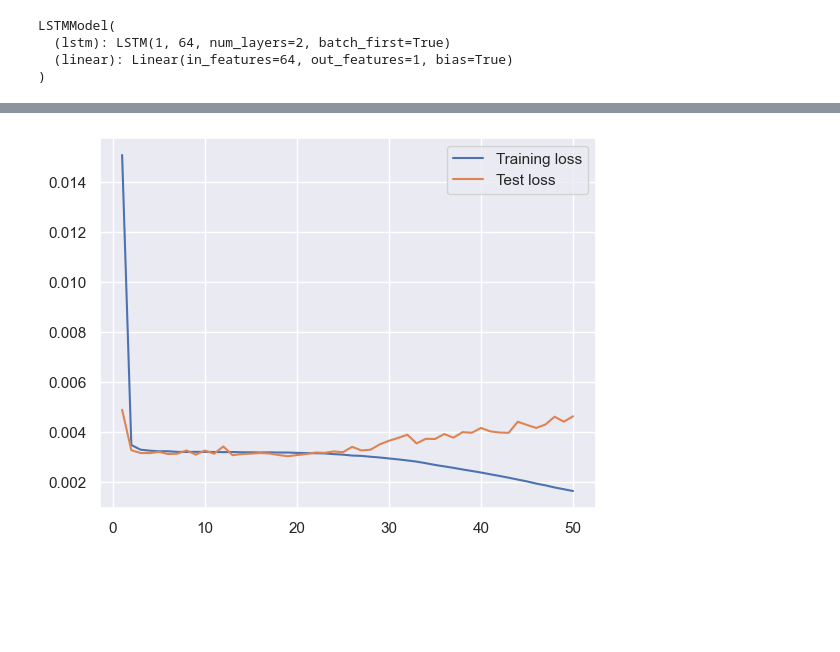
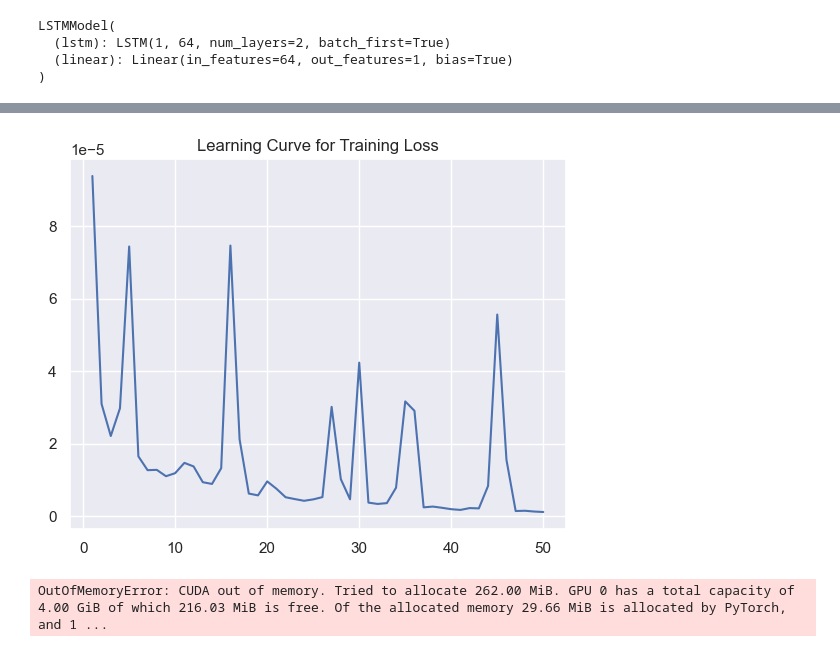
Before and after one commit to Yiwen-YY/ELEC0088_SNS, a Jupyter notebook: data_training.ipynb, the cells around one changed output, grey strips where cells are left out. Cells and saved outputs as stored; diff of their text form; code cells hidden in the pictures; blank space fills up the shorter version.

```diff
--- a/data_training.ipynb
+++ b/data_training.ipynb
@@ -26,10 +16,7 @@ tavg_test.shape
 # %%
 scaler = MinMaxScaler(feature_range=(0,1))
-# scaling dataset
-scaled_train = scaler.fit_transform(tavg_train)
+# Scaling dataset
+scaled_train = scaler.fit_transform(tmax_train)
 
 print(scaled_train[:5])
-# Normalizing values between 0 and 1
-scaled_test = scaler.fit_transform(tavg_test)
-print(*scaled_test[:5]) #prints the first 5 rows of scaled_test
 # %% [output]
@@ -42,10 +28,11 @@ print(*scaled_test[:5]) #prints the first 5 rows of scaled_test
 # %%
 # Create sequences and labels for training data
-sequence_length = 50  # Number of time steps to look back
+# Number of time steps to look back
+sequence_length = 50
 X_train, y_train = [], []
 for i in range(len(scaled_train) - sequence_length):
     X_train.append(scaled_train[i:i+sequence_length])
-    y_train.append(scaled_train[i+1:i+sequence_length+1])
+    y_train.append(scaled_train[i:i+sequence_length])
 X_train, y_train = np.array(X_train), np.array(y_train)
 
 # Convert data to PyTorch tensors
@@ -107,18 +79,14 @@ LSTMModel(
   (linear): Linear(in_features=64, out_features=1, bias=True)
 )
 # %%
-batch_size = 16
+batch_size = 4
 # Create DataLoader for batch training
 train_dataset = torch.utils.data.TensorDataset(X_train, y_train)
 train_loader = torch.utils.data.DataLoader(train_dataset, batch_size=batch_size, shuffle=True)
-
-# Create DataLoader for batch training
-tavg_testset = torch.utils.data.TensorDataset(X_test, y_test)
-test_loader = torch.utils.data.DataLoader(tavg_testset, batch_size=batch_size, shuffle=False)
 # %%
+torch.cuda.empty_cache()
 num_epochs = 50
 train_hist =[]
-test_hist =[]
 # Training loop
 for epoch in range(num_epochs):
     total_loss = 0.0
@@ -140,21 +108,6 @@ for epoch in range(num_epochs):
     average_loss = total_loss / len(train_loader)
     train_hist.append(average_loss)
 
-    # Validation on test data
-    model.eval()
-    with torch.no_grad():
-        total_test_loss = 0.0
-
-        for batch_X_test, batch_y_test in test_loader:
-            batch_X_test, batch_y_test = batch_X_test.to(device), batch_y_test.to(device)
-            predictions_test = model(batch_X_test)
-            test_loss = loss_fn(predictions_test, batch_y_test)
-
-            total_test_loss += test_loss.item()
-
-        # Calculate average test loss and accuracy
-        average_test_loss = total_test_loss / len(test_loader)
-        test_hist.append(average_test_loss)
     if (epoch+1)%10==0:
-        print(f'Epoch [{epoch+1}/{num_epochs}] - Training Loss: {average_loss:.4f}, Test Loss: {average_test_loss:.4f}')
+        print(f'Epoch [{epoch+1}/{num_epochs}] - Training Loss: {average_loss:.4f}')
 # %% [output]
@@ -166,12 +119,40 @@ Epoch [50/50] - Training Loss: 0.0016, Test Loss: 0.0046
 # %%
 sns.set()
 x = np.linspace(1,num_epochs,num_epochs)
-plt.plot(x,train_hist,scalex=True, label="Training loss")
-plt.plot(x, test_hist, label="Test loss")
-plt.legend()
+plt.plot(x,train_hist,scalex=True)
+plt.title('Learning Curve for Training Loss')
 plt.show()
 # %% [output]
-[figure, old version]
+[figure, new version]
+# %%
+torch.cuda.empty_cache()
+num_days_to_predict = 30
+predicted_temperatures = []
+
+# Set initial input sequence for prediction
+input_sequence = tmax_train[-sequence_length:].reshape(1, sequence_length, 1)
+for _ in range(num_days_to_predict):
+    with torch.no_grad():
+        input_tensor = torch.FloatTensor(input_sequence).to(device)
+        prediction = model(input_tensor)
+        prediction = prediction.cpu().numpy()
+
+    # Append the predicted temperature to the list
+    predicted_temperatures.append(prediction[0][0])  # Assuming only one prediction value per time step
+
+    # Update the input sequence for the next prediction
+    # Assuming prediction has shape (1, 1, num_predictions)
+    input_sequence = np.append(input_sequence[:, 1:, :], prediction, axis=1)
+
+# Inverse transform the predicted temperatures to get the original scale
+predicted_temperatures = scaler.inverse_transform(np.array(predicted_temperatures).reshape(-1, 1))
+
+# Print the predicted temperatures for the next month
+print('Predicted temperatures for the next month:')
+for i, temp in enumerate(predicted_temperatures):
+    print(f"Day {i+1}: {temp[0]}")
+# %% [output]
+OutOfMemoryError: CUDA out of memory. Tried to allocate 262.00 MiB. GPU 0 has a total capacity of 4.00 GiB of which 216.03 MiB is free. Of the allocated memory 29.66 MiB is allocated by PyTorch, and 1 ...
 # %%
 # Define the number of future time steps to forecast
 num_forecast_steps = 30
```
Also changed, not shown: parts of 10 cells of this notebook, 15 other files.
